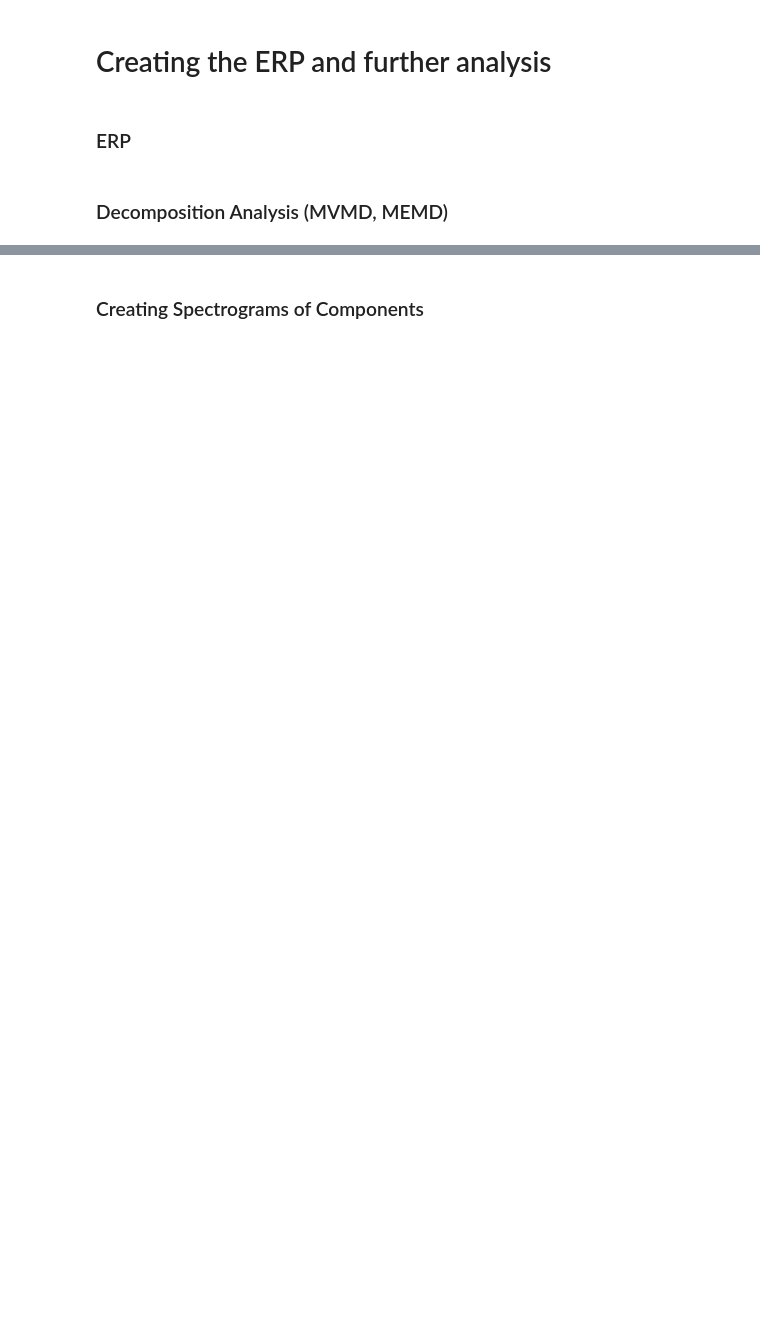
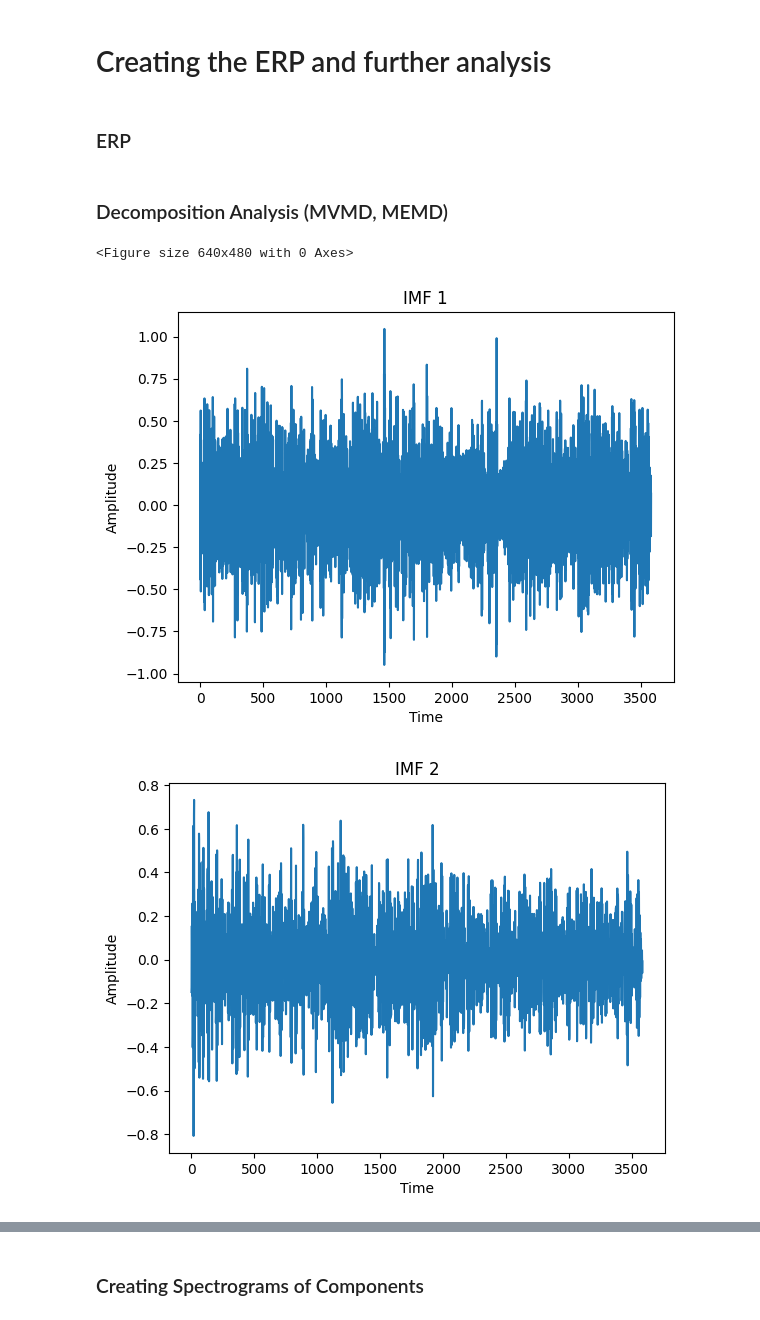
Before and after one commit to toregude/TTK7-MI-t-f-analysis, a Jupyter notebook: mne_analisys.ipynb, the cells around one changed output, grey strips where cells are left out. Drawn from its saved outputs; the diff is of its cells as text; code cells hidden in the pictures; blank space fills up the shorter version.

Commit message:
Added MEMD

```diff
--- a/mne_analisys.ipynb
+++ b/mne_analisys.ipynb
@@ -526,0 +1065,20 @@ erp_feet = epochs["feet"].average()
+# %%
+memd_imf = memd(erp_hands.data)
+memd_imf_x = memd_imf[:,0,:] #imfs corresponding to 1st component
+memd_imf_y = memd_imf[:,1,:] #imfs corresponding to 2nd component
+memd_imf_z = memd_imf[:,2,:] #imfs corresponding to 3rd component
+
+
+import matplotlib.pyplot as plt
+
+for i in range(memd_imf_x.shape[0]):
+    plt.figure()
+    plt.plot(memd_imf_x[i,:])
+    plt.title(f"IMF {i+1}")
+    plt.xlabel("Time")
+    plt.ylabel("Amplitude")
+    plt.show()
+# %% [output]
+<Figure size 640x480 with 0 Axes>
+[figure, added]
+[figure, added]
```
Also changed, not shown: parts of 4 cells of this notebook.
